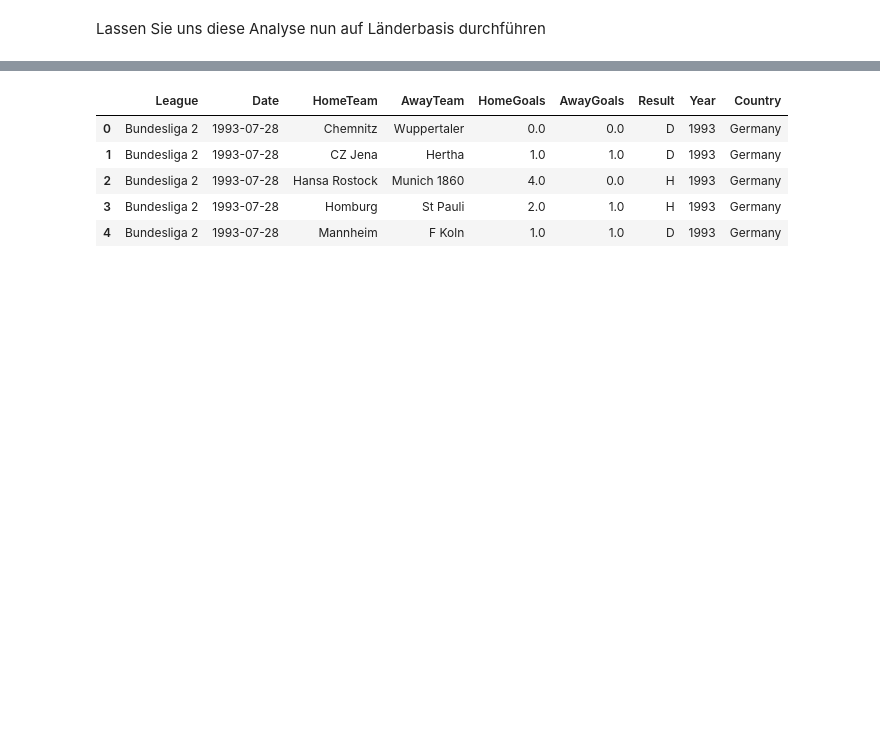
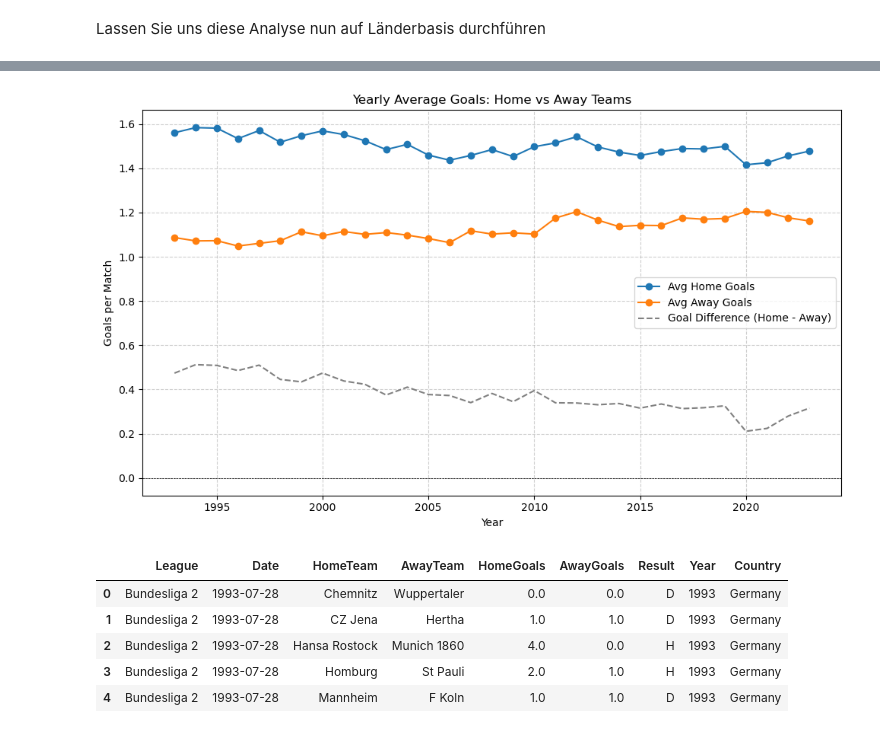
Before and after one commit to safiabduljamil/European-Football-Matches, a Jupyter notebook: contributors/Murat Arikan/home_winning.ipynb, the cells around one changed output, grey strips where cells are left out. Cells and saved outputs as stored; diff of their text form; code cells hidden in the pictures; blank space fills up the shorter version.

```diff
--- a/contributors/Murat Arikan/home_winning.ipynb
+++ b/contributors/Murat Arikan/home_winning.ipynb
@@ -339,0 +342,12 @@ Lassen Sie uns diese Analyse nun auf Länderbasis durchführen
+# %%
+# Group by year and calculate average goals for home and away teams
+yearly_stats = combined_df.groupby('Year').agg(
+    avg_home_goals=('HomeGoals', 'mean'),
+    avg_away_goals=('AwayGoals', 'mean')
+)
+
+# Compute goal difference: home - away
+yearly_stats['goal_difference'] = yearly_stats['avg_home_goals'] - yearly_stats['avg_away_goals']
+
+# Show first few rows
+print(yearly_stats.head())
@@ -340,3 +362,19 @@ Lassen Sie uns diese Analyse nun auf Länderbasis durchführen
+# %%
+plt.figure(figsize=(10, 6))
+plt.plot(yearly_stats.index, yearly_stats['avg_home_goals'], label='Avg Home Goals', marker='o')
+plt.plot(yearly_stats.index, yearly_stats['avg_away_goals'], label='Avg Away Goals', marker='o')
+plt.plot(yearly_stats.index, yearly_stats['goal_difference'], label='Goal Difference (Home - Away)', linestyle='--', color='gray')
+
+plt.axhline(0, color='black', linewidth=0.5, linestyle='--')
+plt.title('Yearly Average Goals: Home vs Away Teams')
+plt.xlabel('Year')
+plt.ylabel('Goals per Match')
+plt.legend()
+plt.grid(True, linestyle='--', alpha=0.6)
+plt.tight_layout()
+plt.show()
+# %% [output]
+[figure, added]
 # %%
 league_to_country = {
     'Bundesliga': 'Germany',
```
Also changed, not shown: parts of 2 cells of this notebook.
